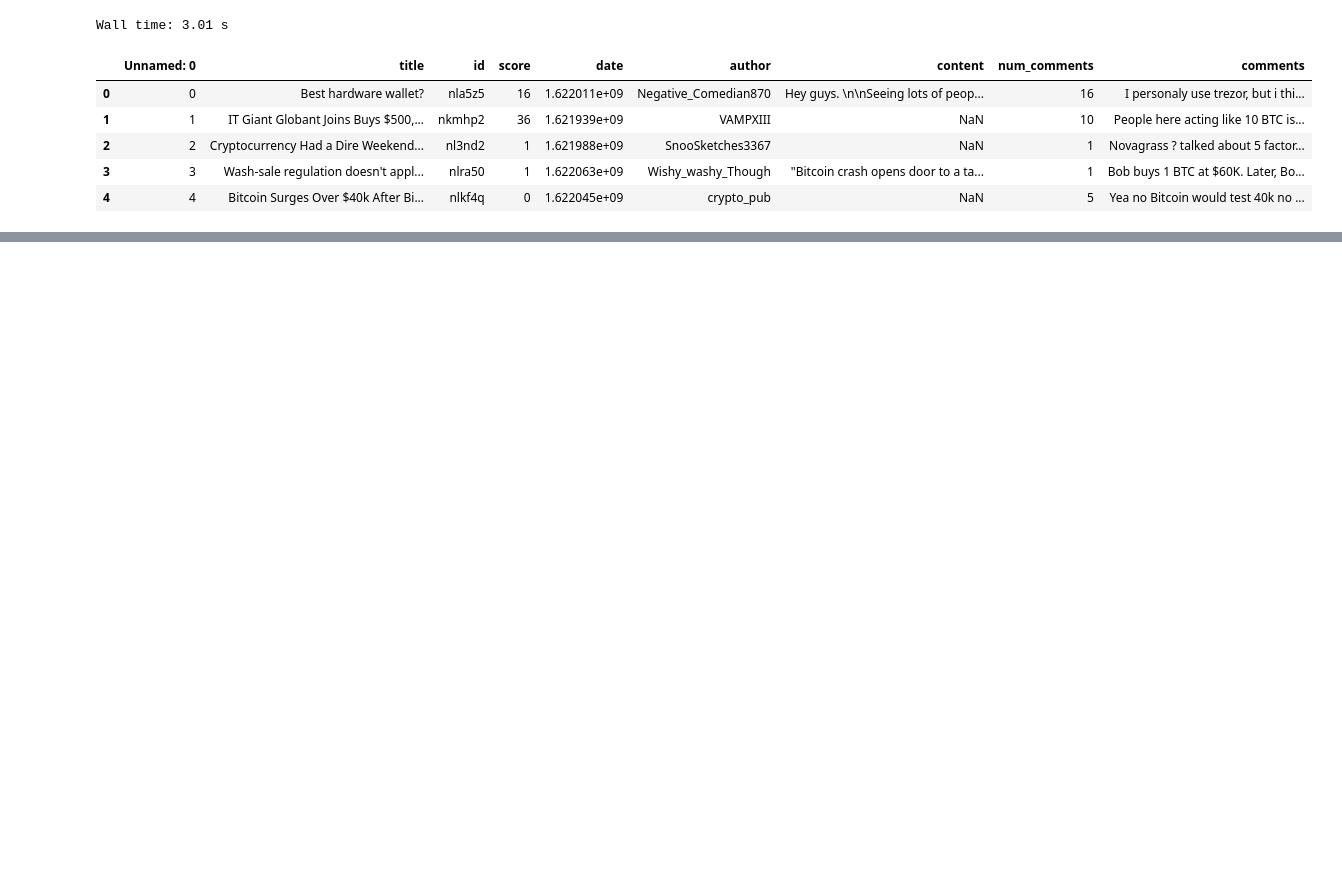
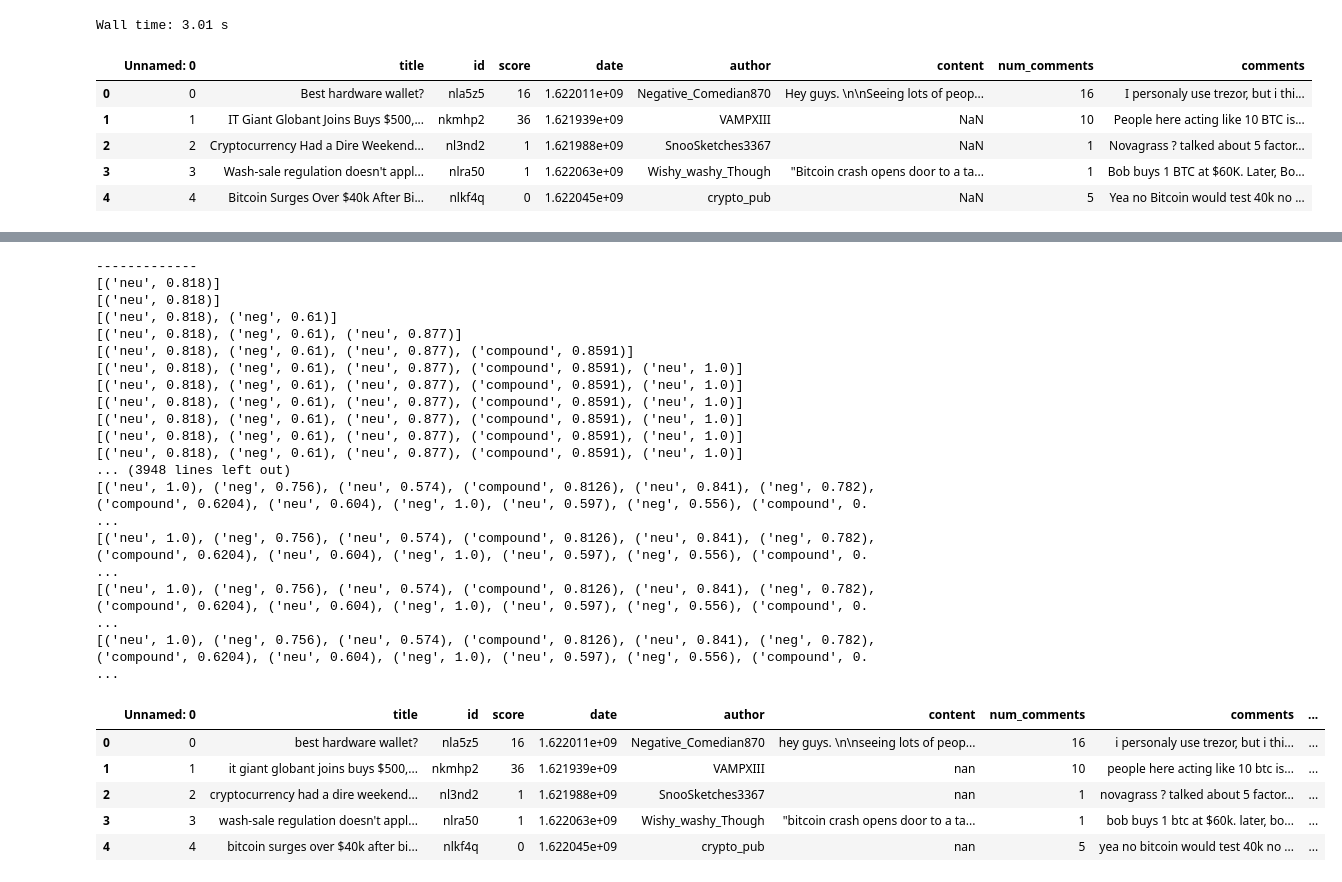
Before and after one commit to HSabbar/Reddit-ML, a Jupyter notebook: Reddit-btc-ML.ipynb, the cells around one changed output, grey strips where cells are left out. Drawn from its saved outputs; the diff is of its cells as text; code cells hidden in the pictures; blank space fills up the shorter version.

```diff
--- a/Reddit-btc-ML.ipynb
+++ b/Reddit-btc-ML.ipynb
@@ -126,0 +171,50 @@ Wall time: 3.91 s
+# %%
+%%time
+def label(df):
+    labels = []
+    sia = SentimentIntensityAnalyzer()
+    for col in df.comments:
+        paragraph = tokenize.sent_tokenize(str(col))
+        label_last = ('x', 12)
+        paragraph_labels = []
+        print('-------------')
+        for suntance in paragraph:
+            scor = sia.polarity_scores(suntance)
+            label = max(scor.items(), key=operator.itemgetter(1))
+
+            if label[0] != label_last[0] and label not in paragraph_labels:
+                paragraph_labels.append(label)
+
+            label_last = label
+            print(paragraph_labels)
+        labels.append(paragraph_labels)
+
+    df[f'label_comments'] = labels
+
+
+label(df2)
+df2.head()
+# %% [output]
+-------------
+[('neu', 0.818)]
+[('neu', 0.818)]
+[('neu', 0.818), ('neg', 0.61)]
+[('neu', 0.818), ('neg', 0.61), ('neu', 0.877)]
+[('neu', 0.818), ('neg', 0.61), ('neu', 0.877), ('compound', 0.8591)]
+[('neu', 0.818), ('neg', 0.61), ('neu', 0.877), ('compound', 0.8591), ('neu', 1.0)]
+[('neu', 0.818), ('neg', 0.61), ('neu', 0.877), ('compound', 0.8591), ('neu', 1.0)]
+[('neu', 0.818), ('neg', 0.61), ('neu', 0.877), ('compound', 0.8591), ('neu', 1.0)]
+[('neu', 0.818), ('neg', 0.61), ('neu', 0.877), ('compound', 0.8591), ('neu', 1.0)]
+[('neu', 0.818), ('neg', 0.61), ('neu', 0.877), ('compound', 0.8591), ('neu', 1.0)]
+[('neu', 0.818), ('neg', 0.61), ('neu', 0.877), ('compound', 0.8591), ('neu', 1.0)]
+... (3948 lines left out)
+[('neu', 1.0), ('neg', 0.756), ('neu', 0.574), ('compound', 0.8126), ('neu', 0.841), ('neg', 0.782), ('compound', 0.6204), ('neu', 0.604), ('neg', 1.0), ('neu', 0.597), ('neg', 0.556), ('compound', 0. ...
+[('neu', 1.0), ('neg', 0.756), ('neu', 0.574), ('compound', 0.8126), ('neu', 0.841), ('neg', 0.782), ('compound', 0.6204), ('neu', 0.604), ('neg', 1.0), ('neu', 0.597), ('neg', 0.556), ('compound', 0. ...
+[('neu', 1.0), ('neg', 0.756), ('neu', 0.574), ('compound', 0.8126), ('neu', 0.841), ('neg', 0.782), ('compound', 0.6204), ('neu', 0.604), ('neg', 1.0), ('neu', 0.597), ('neg', 0.556), ('compound', 0. ...
+[('neu', 1.0), ('neg', 0.756), ('neu', 0.574), ('compound', 0.8126), ('neu', 0.841), ('neg', 0.782), ('compound', 0.6204), ('neu', 0.604), ('neg', 1.0), ('neu', 0.597), ('neg', 0.556), ('compound', 0. ...
+|  | Unnamed: 0 | title | id | score | date | author | content | num_comments | comments | ... |
+| 0 | 0 | best hardware wallet? | nla5z5 | 16 | 1.622011e+09 | Negative_Comedian870 | hey guys. \n\nseeing lots of peop... | 16 | i personaly use trezor, but i thi... | ... |
+| 1 | 1 | it giant globant joins buys $500,... | nkmhp2 | 36 | 1.621939e+09 | VAMPXIII | nan | 10 | people here acting like 10 btc is... | ... |
+| 2 | 2 | cryptocurrency had a dire weekend... | nl3nd2 | 1 | 1.621988e+09 | SnooSketches3367 | nan | 1 | novagrass ? talked about 5 factor... | ... |
+| 3 | 3 | wash-sale regulation doesn't appl... | nlra50 | 1 | 1.622063e+09 | Wishy_washy_Though | "bitcoin crash opens door to a ta... | 1 | bob buys 1 btc at $60k. later, bo... | ... |
+| 4 | 4 | bitcoin surges over $40k after bi... | nlkf4q | 0 | 1.622045e+09 | crypto_pub | nan | 5 | yea no bitcoin would test 40k no ... | ... |
```
Also changed, not shown: parts of 7 cells of this notebook.
